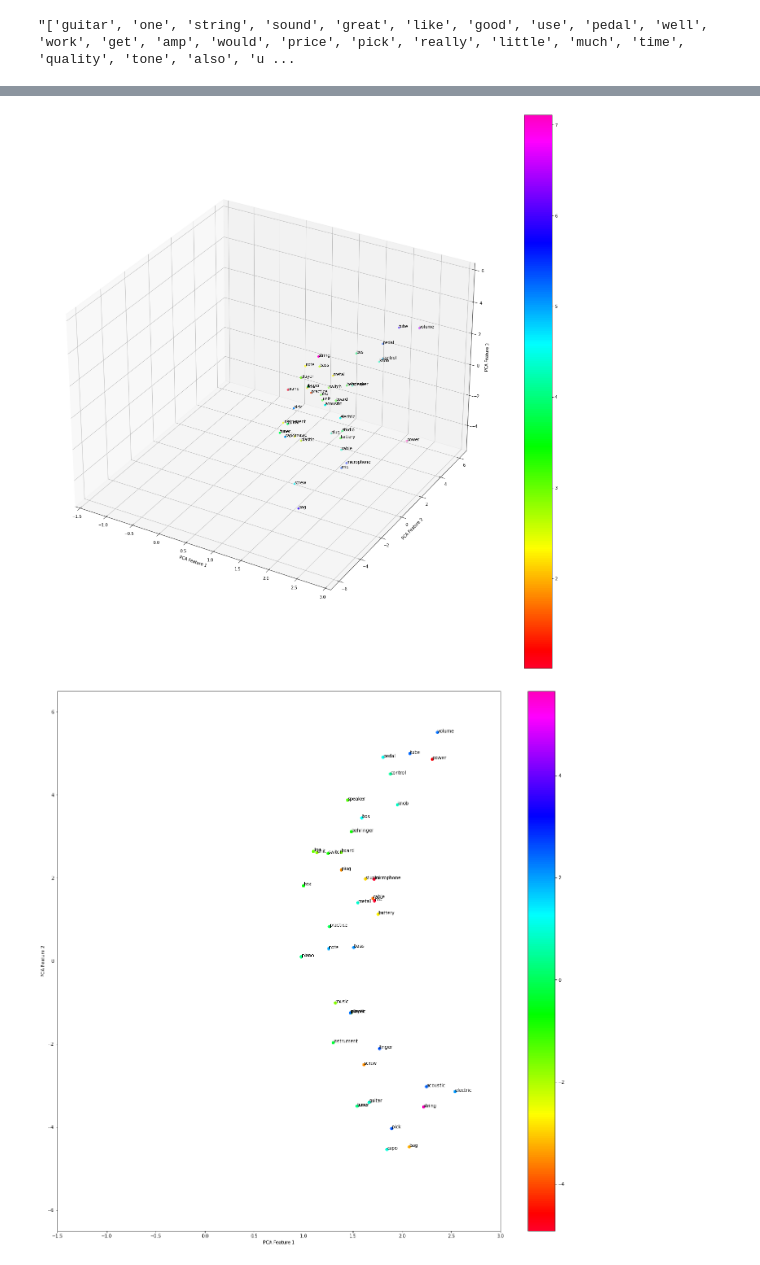
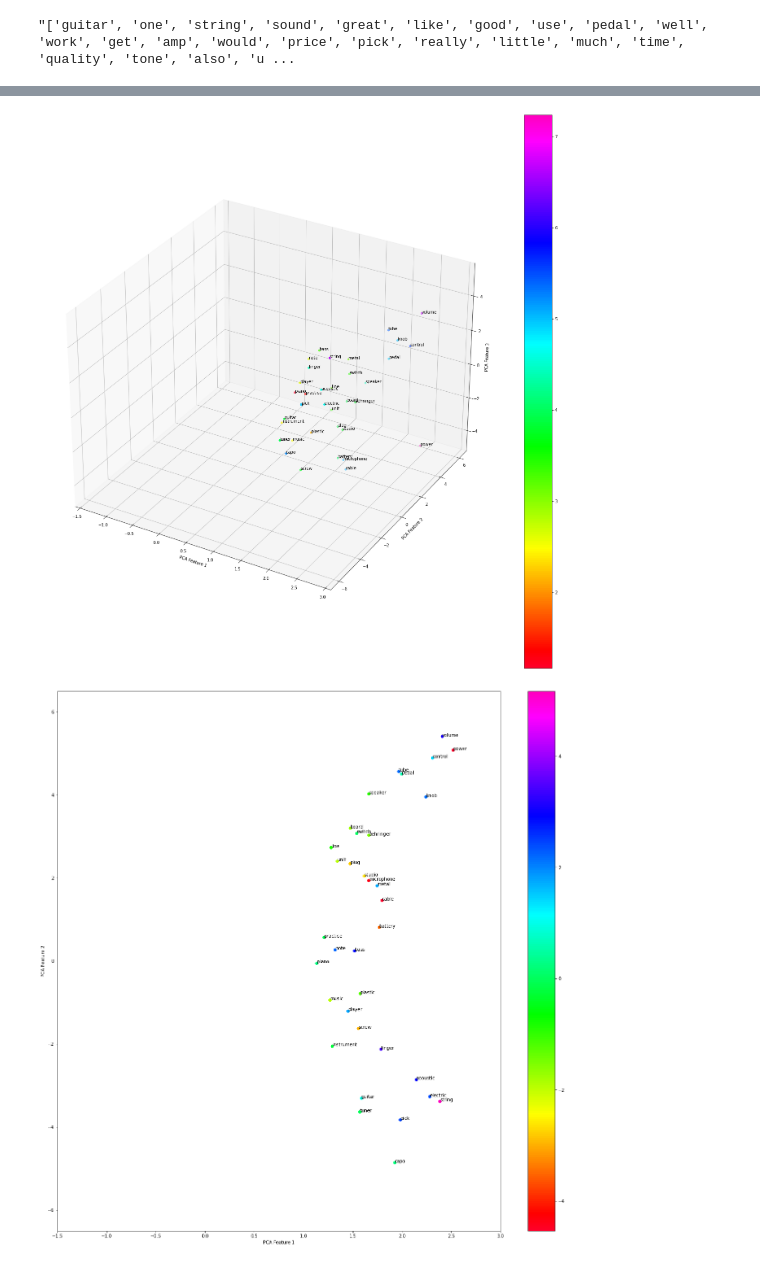
Before and after one commit to ysthakur/nlp-playground, a Jupyter notebook: musical_instruments.ipynb, the cells around one changed output, grey strips where cells are left out. Saved outputs shown, nothing was run; the diff lists cells and outputs as text; code cells hidden in the pictures.

Commit message:
Use words of length 4 and above instead of 3

```diff
--- a/musical_instruments.ipynb
+++ b/musical_instruments.ipynb
@@ -61,5 +80,5 @@ import numpy as np
 # %% [markdown]
 # Creating w2v model
 # %%
-model_file = 'musical_instruments_review_word2vec_len3.model' # change every time!
+model_file = 'musical_instruments_review_word2vec_len4.model' # change every time!
 # %%
@@ -279,7 +297,7 @@ str(model.wv.index_to_key[:200])
 "['guitar', 'one', 'string', 'sound', 'great', 'like', 'good', 'use', 'pedal', 'well', 'work', 'get', 'amp', 'would', 'price', 'pick', 'really', 'little', 'much', 'time', 'quality', 'tone', 'also', 'u ...
 # %%
 show_words(['guitar', 'piano', 'string', 'pedal', 'tuner', 'pick', 'acoustic', 'cable', 'tuner',
-            'instrument', 'capo', 'bass', 'speaker', 'board', 'metal', 'mic', 'microphone', 'knob', 'tube',
-            'volume', 'box', 'unit', 'switch', 'plastic', 'electric', 'music', 'line', 'plug', 'power',
-            'finger', 'bos', 'screw', 'studio', 'behringer', 'battery', 'control', 'bag', 'note', 'player', 'practice'], size_2d=(22, 22))
+            'instrument', 'capo', 'bass', 'speaker', 'board', 'metal', 'microphone', 'knob', 'tube',
+            'volume', 'unit', 'switch', 'plastic', 'electric', 'music', 'line', 'plug', 'power',
+            'finger', 'screw', 'studio', 'behringer', 'battery', 'control', 'note', 'player', 'practice'], size_2d=(22, 22))
 # %% [output]
@@ -302,3 +323,3 @@ show_words(['guitar', 'piano', 'string', 'pedal', 'tuner', 'pick', 'acoustic', '
 <mpl_toolkits.mplot3d.art3d.Path3DCollection object at 0x...>
-[figure, old version]
+[figure, new version]
-[figure, old version]
+[figure, new version]
```
Also changed, not shown: parts of 26 cells of this notebook, 1 other file.
